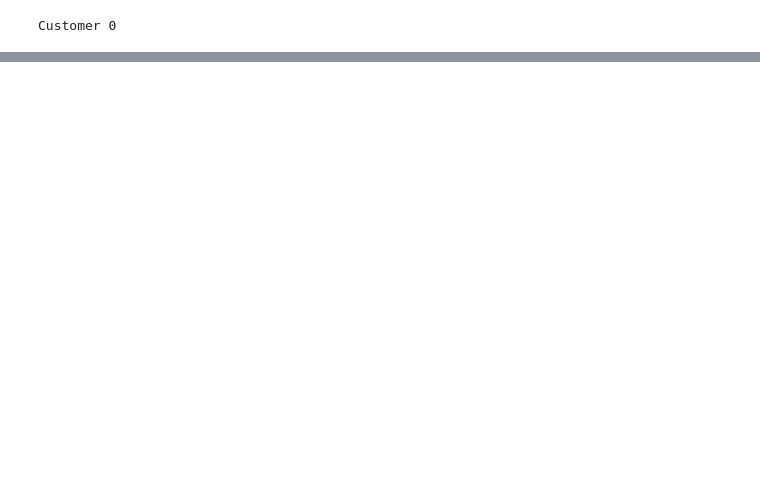
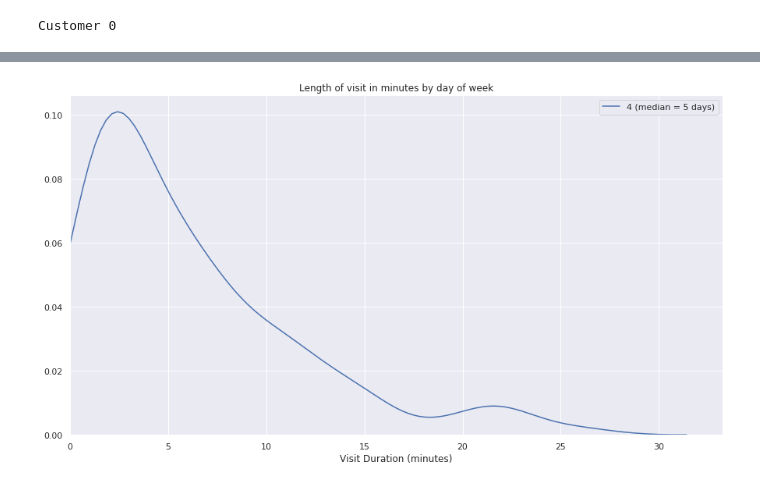
Before and after one commit to corcorf/doodl, a Jupyter notebook: doodl_simulation_01.ipynb, the cells around one changed output, grey strips where cells are left out. Cells and saved outputs as stored; diff of their text form; code cells hidden in the pictures; blank space fills up the shorter version.

```diff
--- a/doodl_simulation_01.ipynb
+++ b/doodl_simulation_01.ipynb
@@ -826,0 +607,17 @@ tuple
+# %%
+time = 0
+while customers:
+    gen = yield_customer_locations(customers)
+    for g in gen:
+        new_records = pd.DataFrame(g)
+        new_records['datetime'] = time
+        new_df = new_df.append(new_records, ignore_index=True)
+        leaving = new_records.loc[new_records['location']==exit_state, "customer_no"].values
+        checked_out = np.concatenate((checked_out,leaving))
+
+    for n in checked_out:
+        customers.pop(n, None)
+    time += 1
+
+#     customers = [c for c in customers if c.number not in checked_out]
+new_df
@@ -827,3 +926,36 @@ tuple
+# %%
+plot_data = records_df.copy()
+plot_data['day'] = data['timestamp'].dt.day_name()
+plot_data['time_window'] = data['timestamp'].dt.floor('60T').dt.time
+entry = plot_data.groupby(['customer_no','day'])['timestamp'].min()
+exit = plot_data.groupby(['customer_no','day'])['timestamp'].max()
+time_spent = exit - entry
+duration = time_spent.rename('Visit Duration (minutes)').dt.seconds/60
+plot_data = duration.reset_index() #.rename(columns={'timestamp':'duration'})
+
+fig, ax = plt.subplots(figsize=(15,8))
+# for day in ['Monday','Tuesday','Wednesday','Thursday','Friday']:
+#     df = plot_data[plot_data['day']==day]
+df = plot_data
+label = "{} (median = {:.0f} days)".format(day, df['Visit Duration (minutes)'].median())
+sns.distplot(a=df['Visit Duration (minutes)'], ax=ax, label=label,
+             hist=False,
+#                 clip=(0,60),
+#                  kde=False,
+            );
+ax.legend();
+title = "Length of visit in minutes by day of week"
+ax.set_title(title);
+ax.set_xlim(0,None);
+
+# median_table = plot_data.groupby('day')['Visit Duration (minutes)'].median().rename('Median duration')
+# median_table = median_table.loc[['Monday','Tuesday','Wednesday','Thursday','Friday']]
+# table = ax.table(cellText = median_table.values.reshape(-1,1),
+#                  rowLabels=median_table.index, colWidths=[0.1],
+#                  loc="right", #bbox=
+#                  );
+# %% [output]
+[figure, added]
 # %%
 time_range = pd.timedelta_range('00S', '3600S', freq='60S')
 customer_logs = pd.DataFrame()
```
Also changed, not shown: parts of 65 cells of this notebook, 2 other files.
